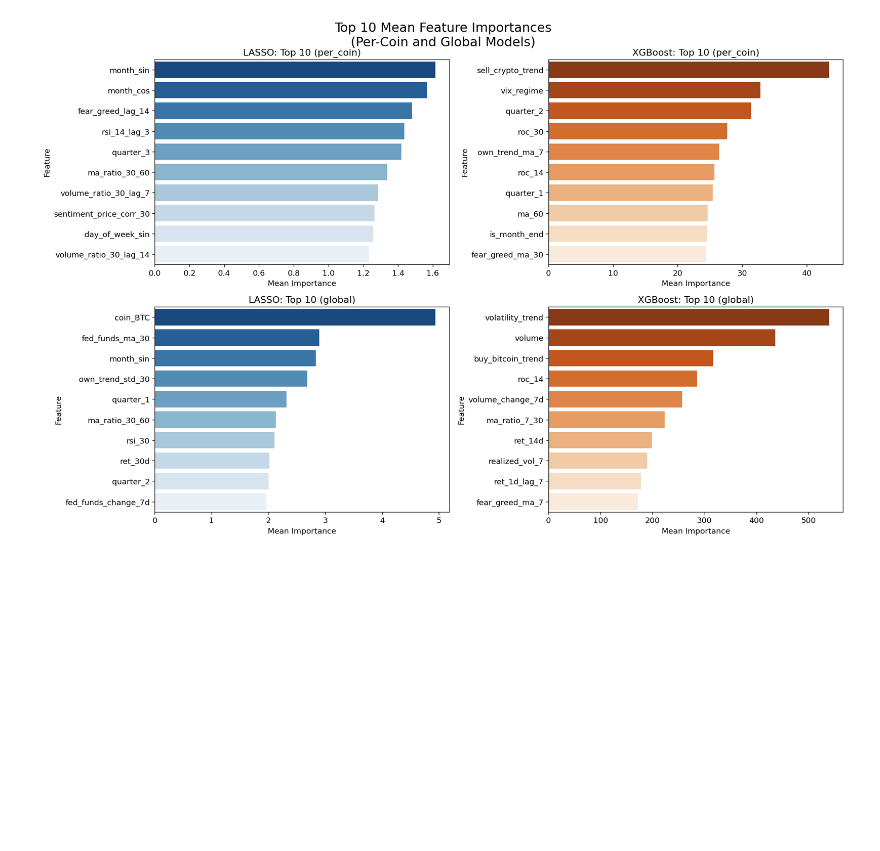
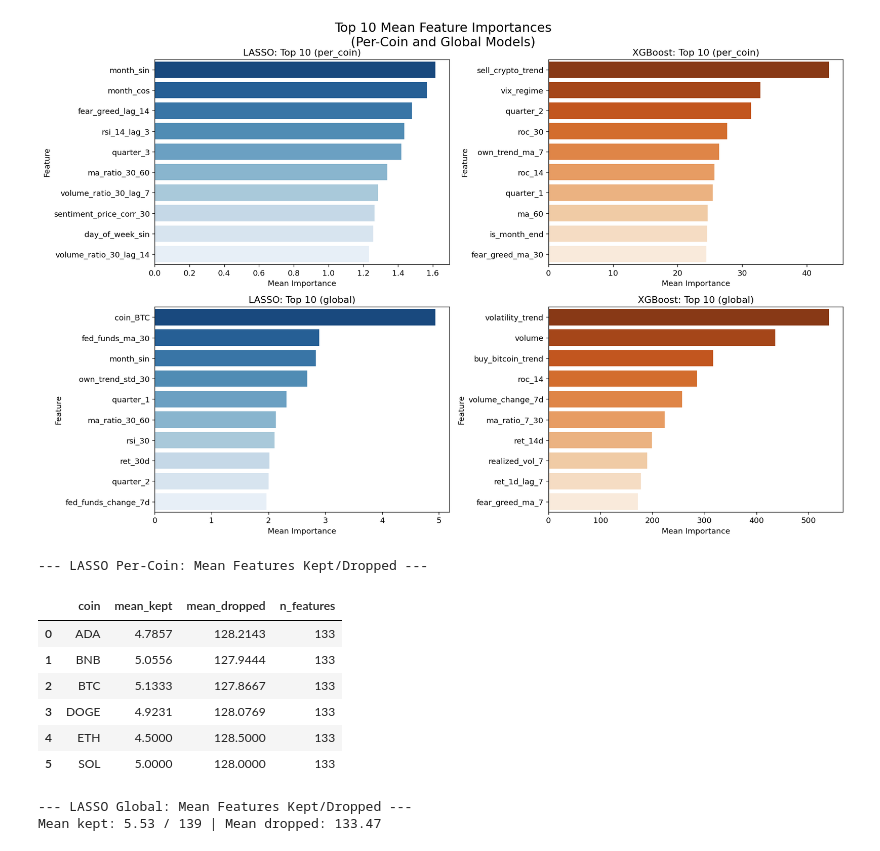
Before and after one commit to MuLancer/DSE4211-Group-18-Cryptocurrency-Market-Bubble-Prediction, a Jupyter notebook: main.ipynb, the cells around one changed output. Saved outputs shown, nothing was run; the diff lists cells and outputs as text; code cells hidden in the pictures; blank space fills up the shorter version.

Commit message:
no. of features in lasso

```diff
--- a/main.ipynb
+++ b/main.ipynb
@@ -851,3 +851,62 @@ plt.savefig('outputs/feature_importance.png', bbox_inches='tight')
 plt.show()
 # %% [output]
 [figure]
+# %%
+# --- LASSO: Number of Features Kept/Dropped ---
+def count_lasso_features(df_res, feature_names, scope_label):
+    df = df_res[(df_res['model'] == 'LASSO') & (df_res['scope'] == scope_label)].copy()
+    def parse_series_str_to_dict(series_str):
+        import re
+        if not isinstance(series_str, str):
+            return {}
+        series_str = re.sub(r"\\ndtype:.*", "", series_str)
+        lines = [l for l in series_str.strip().split("\n") if l.strip()]
+        fi_dict = {}
+        for line in lines:
+            parts = line.strip().split()
+            if len(parts) >= 2:
+                key = " ".join(parts[:-1])
+                try:
+                    val = float(parts[-1])
+                    fi_dict[key] = val
+                except Exception:
+                    continue
+        return fi_dict
+
+    fis = df['feature_importance'].map(parse_series_str_to_dict)
+    n_features = len(feature_names)
+
+    if scope_label == 'per_coin':
+        # Per-coin: group by coin
+        results = []
+        for coin, group in df.groupby('coin'):
+            kept_counts = group['feature_importance'].map(lambda s: sum(np.abs(np.array(list(parse_series_str_to_dict(s).values()))) > 1e-8))
+            mean_kept = kept_counts.mean()
+            mean_dropped = n_features - mean_kept
+            results.append({'coin': coin, 'mean_kept': mean_kept, 'mean_dropped': mean_dropped, 'n_features': n_features})
+        lasso_kept_df = pd.DataFrame(results)
+        print('--- LASSO Per-Coin: Mean Features Kept/Dropped ---')
+        display(lasso_kept_df)
+        return lasso_kept_df
+    else:
+        # Global: aggregate all
+        kept_counts = fis.map(lambda d: sum(np.abs(np.array(list(d.values()))) > 1e-8))
+        mean_kept = kept_counts.mean()
+        mean_dropped = n_features - mean_kept
+        print(f'--- LASSO Global: Mean Features Kept/Dropped ---\nMean kept: {mean_kept:.2f} / {n_features} | Mean dropped: {mean_dropped:.2f}')
+        return {'mean_kept': mean_kept, 'mean_dropped': mean_dropped, 'n_features': n_features}
+
+# --- Run for per-coin and global ---
+lasso_kept_per_coin = count_lasso_features(df_res, feature_names_per_coin, 'per_coin')
+lasso_kept_global = count_lasso_features(df_res, feature_names_global, 'global')
+# %% [output]
+--- LASSO Per-Coin: Mean Features Kept/Dropped ---
+|  | coin | mean_kept | mean_dropped | n_features |
+| 0 | ADA | 4.7857 | 128.2143 | 133 |
+| 1 | BNB | 5.0556 | 127.9444 | 133 |
+| 2 | BTC | 5.1333 | 127.8667 | 133 |
+| 3 | DOGE | 4.9231 | 128.0769 | 133 |
+| 4 | ETH | 4.5000 | 128.5000 | 133 |
+| 5 | SOL | 5.0000 | 128.0000 | 133 |
+--- LASSO Global: Mean Features Kept/Dropped ---
+Mean kept: 5.53 / 139 | Mean dropped: 133.47
```
